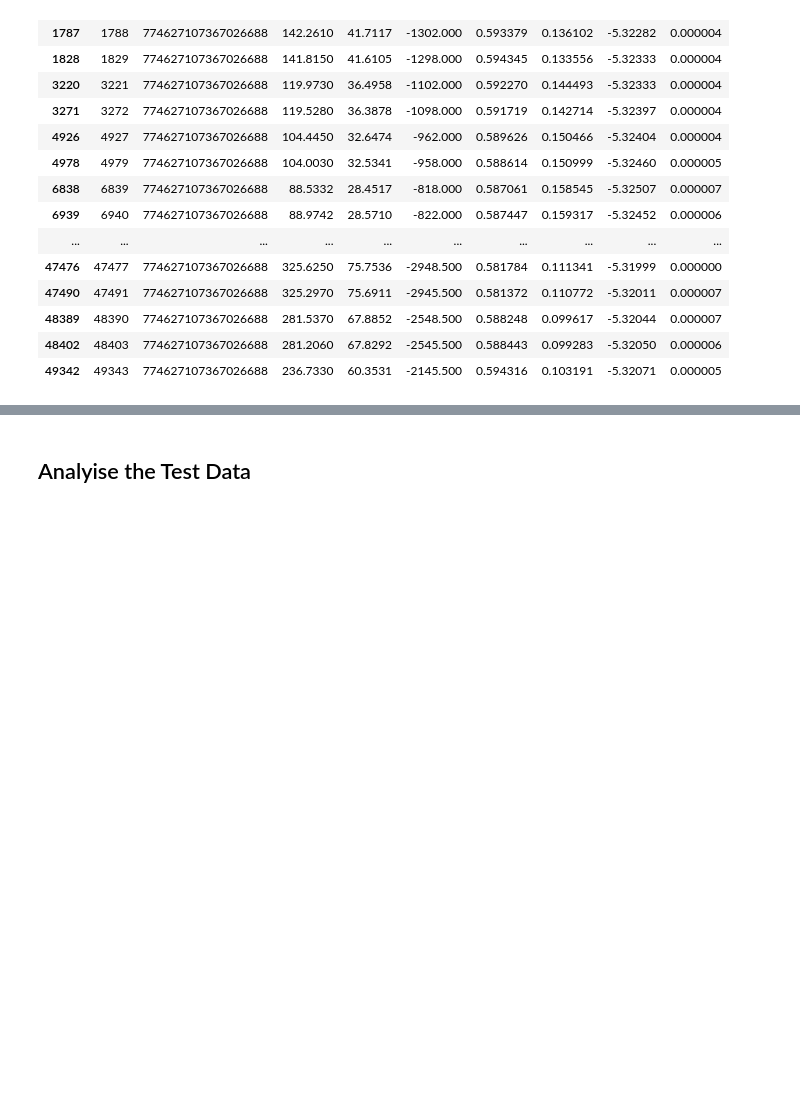
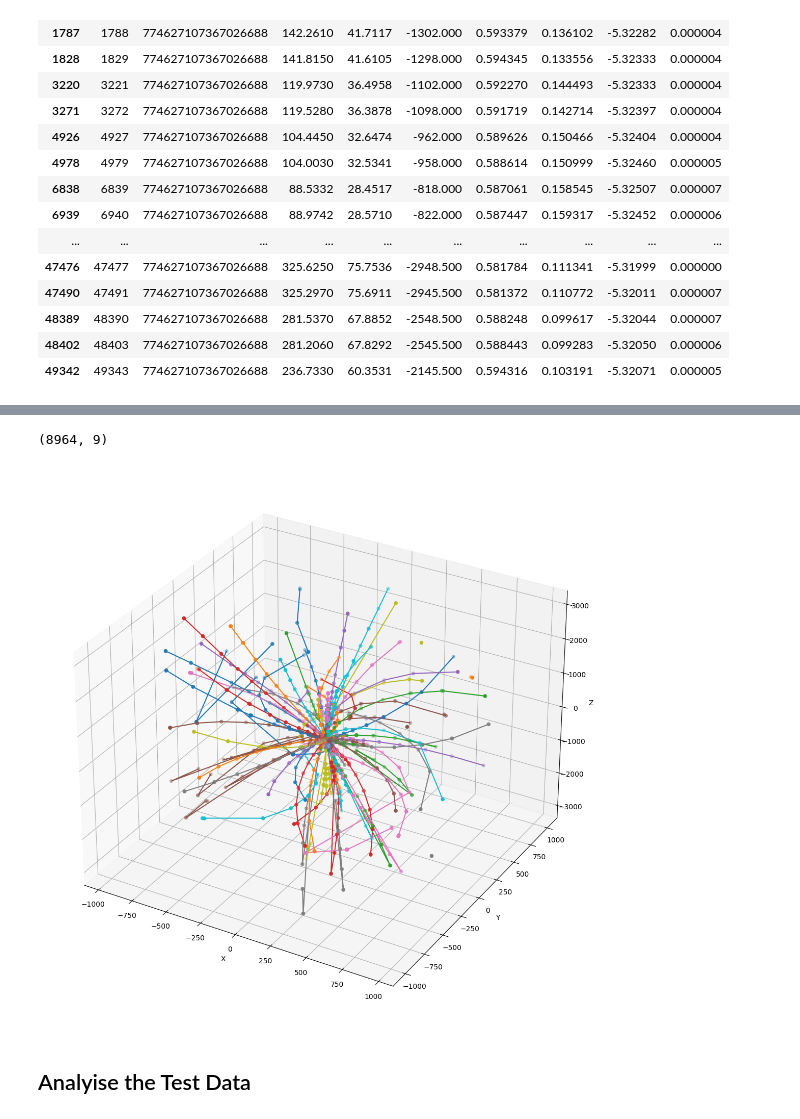
Before and after one commit to Ashmit0/TrackML-Particle-Tracking, a Jupyter notebook: Notebooks/EDA.ipynb, the cells around one changed output, grey strips where cells are left out. Cells and saved outputs as stored; diff of their text form; code cells hidden in the pictures; blank space fills up the shorter version.

```diff
--- a/Notebooks/EDA.ipynb
+++ b/Notebooks/EDA.ipynb
@@ -435,3 +499,34 @@ event_data['hits'][event_data['hits']['hit_id'].isin( maxhit_particle_hits['hit_
+# %%
+particles.shape
+# %% [output]
+(8964, 9)
+# %%
+# we write a function to see if the particle trajectories
+from mpl_toolkits.mplot3d import Axes3D
+
+# traj = []
+# for all the particles :
+fig = plt.figure(figsize=( 14 , 14  ))
+ax = fig.add_subplot(111, projection='3d')
+
+num_particles = 100
+particlesIds = random.sample( range(particles.shape[0]) , num_particles )
+
+for particleId in particles.particle_id[particlesIds] :
+    # find all the hitId's that this particle is associated to :
+    particle_hits = truth.loc[truth.particle_id == particleId].hit_id.to_list()
+    # get the trajeectory by reading the hits :
+    particle_traj  = hits.loc[hits.hit_id.isin(particle_hits)]
+    ax.plot( particle_traj.x.to_list() , particle_traj.y.to_list() , particle_traj.z.to_list() )
+    ax.scatter3D( particle_traj.x.to_list() , particle_traj.y.to_list() , particle_traj.z.to_list() )
+
+ax.set_xlabel('X')
+ax.set_ylabel('Y')
+ax.set_zlabel('Z')
+
+plt.show()
+# %% [output]
+[figure, added]
 # %% [markdown]
 ## Analyise the Test Data
 # %%
```
Also changed, not shown: parts of 15 cells of this notebook, 1 other file.
